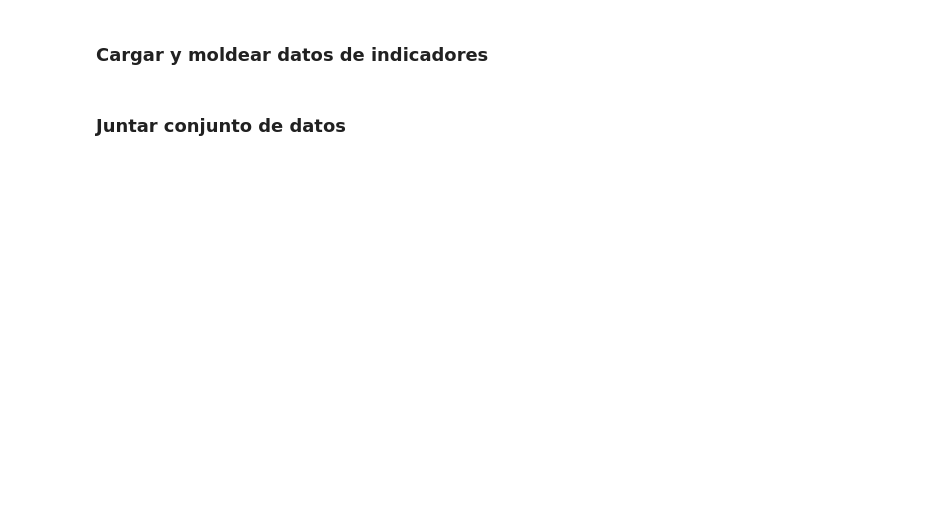
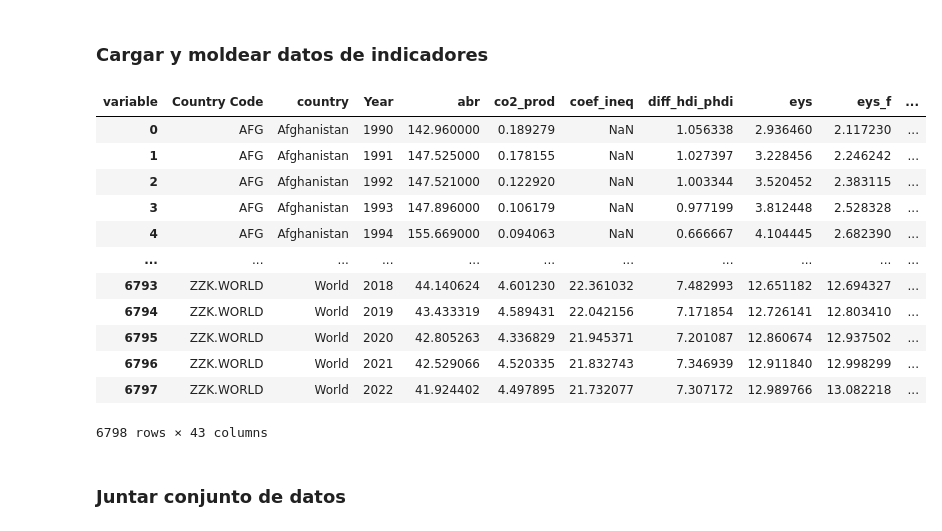
Before and after one commit to Aq202/uvg_mineria_proyecto1, a Jupyter notebook: entrega final/proyecto_ef_diego.ipynb, the cells around one changed output. Saved outputs shown, nothing was run; the diff lists cells and outputs as text; code cells hidden in the pictures; blank space fills up the shorter version.

```diff
--- a/entrega final/proyecto_ef_diego.ipynb
+++ b/entrega final/proyecto_ef_diego.ipynb
@@ -51,13 +43,28 @@ indicators_data = indicators_data.rename(columns={"iso3":"Country Code"})
 # %%
 
 # Usar pd.melt para aplanar el DataFrame
 df_melted = pd.melt(indicators_data, id_vars=['Country Code', 'country'], var_name='variable_year', value_name='value')
 
 # Separar 'variable' y 'year' usando rsplit
 df_melted[['variable', 'Year']] = df_melted['variable_year'].str.rsplit('_', n=1, expand=True)
 
 # Pivotar para tener una columna por cada variable
 indicators_data = df_melted.pivot_table(index=['Country Code', 'country', 'Year'], columns='variable', values='value').reset_index()
+indicators_data
+# %% [output]
+| variable | Country Code | country | Year | abr | co2_prod | coef_ineq | diff_hdi_phdi | eys | eys_f | ... |
+| 0 | AFG | Afghanistan | 1990 | 142.960000 | 0.189279 | NaN | 1.056338 | 2.936460 | 2.117230 | ... |
+| 1 | AFG | Afghanistan | 1991 | 147.525000 | 0.178155 | NaN | 1.027397 | 3.228456 | 2.246242 | ... |
+| 2 | AFG | Afghanistan | 1992 | 147.521000 | 0.122920 | NaN | 1.003344 | 3.520452 | 2.383115 | ... |
+| 3 | AFG | Afghanistan | 1993 | 147.896000 | 0.106179 | NaN | 0.977199 | 3.812448 | 2.528328 | ... |
+| 4 | AFG | Afghanistan | 1994 | 155.669000 | 0.094063 | NaN | 0.666667 | 4.104445 | 2.682390 | ... |
+| ... | ... | ... | ... | ... | ... | ... | ... | ... | ... | ... |
+| 6793 | ZZK.WORLD | World | 2018 | 44.140624 | 4.601230 | 22.361032 | 7.482993 | 12.651182 | 12.694327 | ... |
+| 6794 | ZZK.WORLD | World | 2019 | 43.433319 | 4.589431 | 22.042156 | 7.171854 | 12.726141 | 12.803410 | ... |
+| 6795 | ZZK.WORLD | World | 2020 | 42.805263 | 4.336829 | 21.945371 | 7.201087 | 12.860674 | 12.937502 | ... |
+| 6796 | ZZK.WORLD | World | 2021 | 42.529066 | 4.520335 | 21.832743 | 7.346939 | 12.911840 | 12.998299 | ... |
+| 6797 | ZZK.WORLD | World | 2022 | 41.924402 | 4.497895 | 21.732077 | 7.307172 | 12.989766 | 13.082218 | ... |
+6798 rows × 43 columns
 # %% [markdown]
 ### Juntar conjunto de datos
 # %%
```
Also changed, not shown: parts of 5 cells of this notebook, 1 other file.
